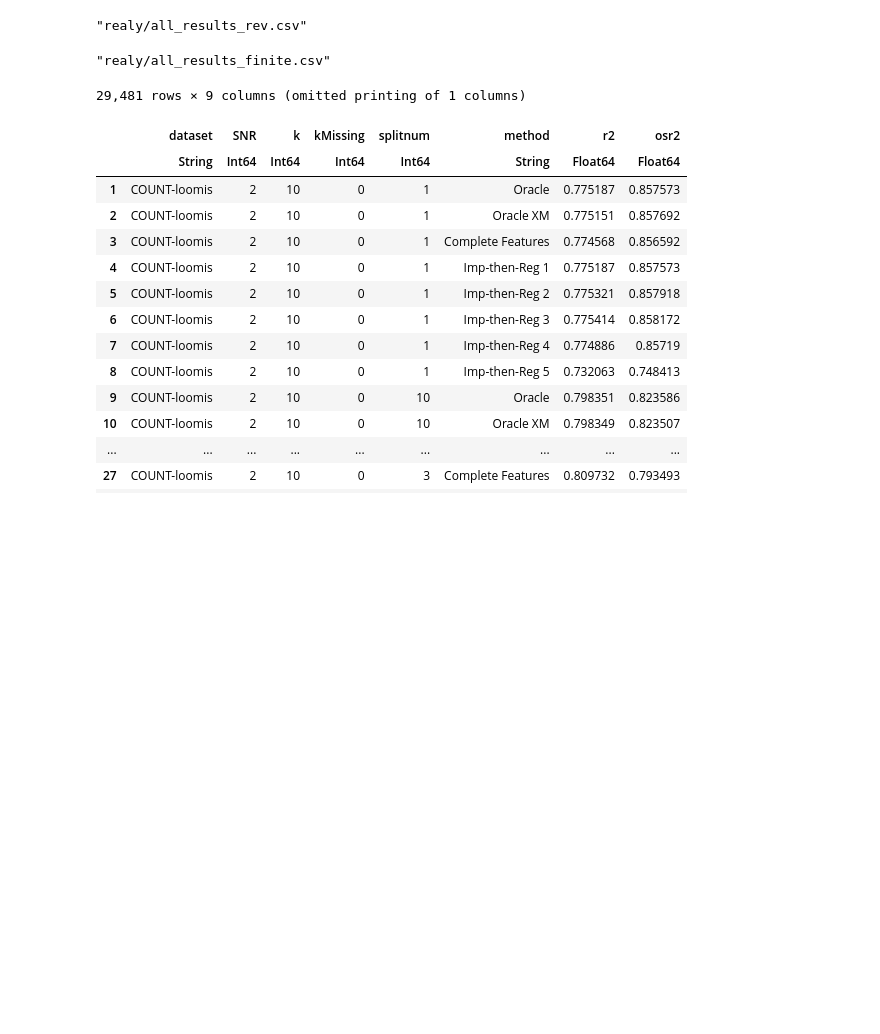
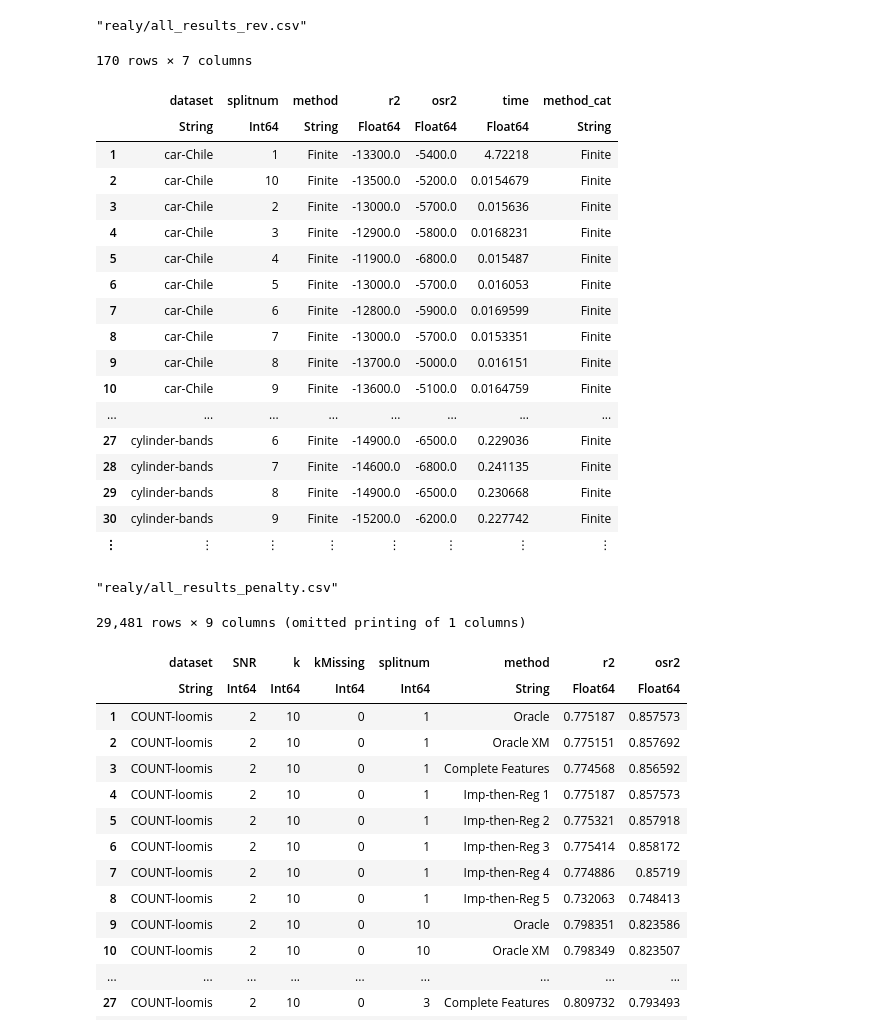
Before and after one commit to adelarue/PMD, a Jupyter notebook: results/Compile results together.ipynb, the cells around one changed output. Cells and saved outputs as stored; diff of their text form; code cells hidden in the pictures; blank space fills up the shorter version.

Commit message:
redo finite

```diff
--- a/results/Compile results together.ipynb
+++ b/results/Compile results together.ipynb
@@ -25,6 +25,41 @@ for i in 1:length(filelist)
     res = vcat(res, CSV.read(directory*subdir*filelist[i], DataFrame))
 end
 res[!,:method_cat] = map(t -> startswith(t, "Imp-then-Reg") ? "Imp-then-Reg" : t, res[:,:method]);
-CSV.write(directory*"all_results_finite.csv", res)
+# CSV.write(directory*"all_results_finite.csv", res)
-# %% [output]
-"realy/all_results_finite.csv"
+# %%
+res[res[:,:r2] .< 0,:]
+# %% [output]
+170 rows × 7 columns
+|  | dataset | splitnum | method | r2 | osr2 | time | method_cat |
+|  | String | Int64 | String | Float64 | Float64 | Float64 | String |
+| 1 | car-Chile | 1 | Finite | -13300.0 | -5400.0 | 4.72218 | Finite |
+| 2 | car-Chile | 10 | Finite | -13500.0 | -5200.0 | 0.0154679 | Finite |
+| 3 | car-Chile | 2 | Finite | -13000.0 | -5700.0 | 0.015636 | Finite |
+| 4 | car-Chile | 3 | Finite | -12900.0 | -5800.0 | 0.0168231 | Finite |
+| 5 | car-Chile | 4 | Finite | -11900.0 | -6800.0 | 0.015487 | Finite |
+| 6 | car-Chile | 5 | Finite | -13000.0 | -5700.0 | 0.016053 | Finite |
+| 7 | car-Chile | 6 | Finite | -12800.0 | -5900.0 | 0.0169599 | Finite |
+| 8 | car-Chile | 7 | Finite | -13000.0 | -5700.0 | 0.0153351 | Finite |
+| 9 | car-Chile | 8 | Finite | -13700.0 | -5000.0 | 0.016151 | Finite |
+| 10 | car-Chile | 9 | Finite | -13600.0 | -5100.0 | 0.0164759 | Finite |
+| ... | ... | ... | ... | ... | ... | ... | ... |
+| 27 | cylinder-bands | 6 | Finite | -14900.0 | -6500.0 | 0.229036 | Finite |
+| 28 | cylinder-bands | 7 | Finite | -14600.0 | -6800.0 | 0.241135 | Finite |
+| 29 | cylinder-bands | 8 | Finite | -14900.0 | -6500.0 | 0.230668 | Finite |
+| 30 | cylinder-bands | 9 | Finite | -15200.0 | -6200.0 | 0.227742 | Finite |
+| ⋮ | ⋮ | ⋮ | ⋮ | ⋮ | ⋮ | ⋮ | ⋮ |
+# %%
+directory = "realy/"
+subdir="penalty/"
+filelist = [f for f in readdir(directory*subdir) if endswith(f, ".csv") && f ∉ ["all_results.csv","all_results_new.csv"]]
+res = similar(CSV.read(directory*subdir*filelist[1], DataFrame),0)
+for i in 1:length(filelist)
+    res = vcat(res, CSV.read(directory*subdir*filelist[i], DataFrame))
+end
+res[!,:penalty] = map(t -> split(t," - ")[2], res[:,:method])
+res[!,:method] .= map(t -> split(t," - ")[1], res[:,:method])
+res[!,:method_cat] = map(t -> startswith(t, "Imp-then-Reg") ? "Imp-then-Reg" : t, res[:,:method]);
+
+CSV.write(directory*"all_results_penalty.csv", res)
+# %% [output]
+"realy/all_results_penalty.csv"
```
Also changed, not shown: parts of 1 cell of this notebook, 1 other file.
